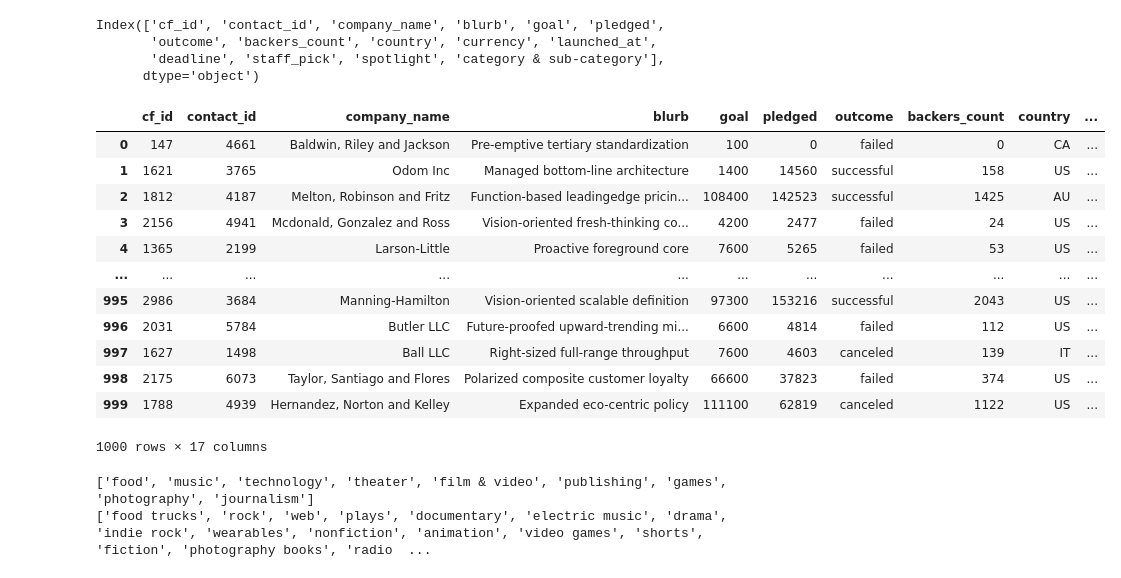
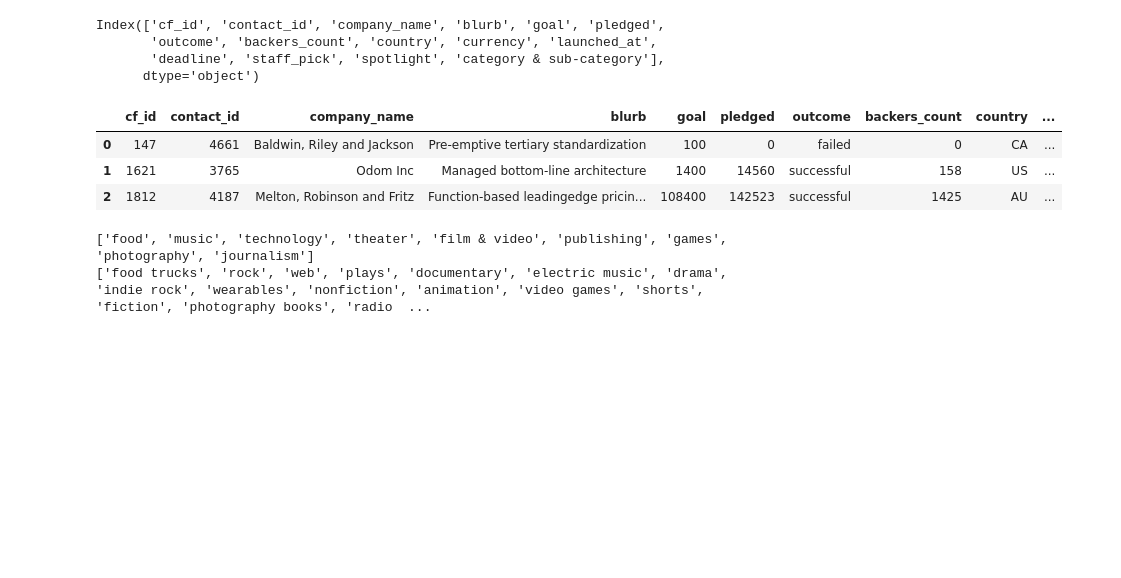
Before and after one commit to svafaeva93/Crowdfunding_ETL, a Jupyter notebook: ETL_Mini_Project_SVafaeva_TBansala.ipynb, the cells around one changed output. Drawn from its saved outputs; the diff is of its cells as text; code cells hidden in the pictures; blank space fills up the shorter version.

```diff
--- a/ETL_Mini_Project_SVafaeva_TBansala.ipynb
+++ b/ETL_Mini_Project_SVafaeva_TBansala.ipynb
@@ -64,20 +64,11 @@ Index(['cf_id', 'contact_id', 'company_name', 'blurb', 'goal', 'pledged',
 # %%
 # Assign the category and subcategory values to category and subcategory columns.
 crowdfunding_info_df[['category', 'subcategory']]=crowdfunding_info_df['category & sub-category'].str.split('/', expand=True)
-crowdfunding_info_df
+crowdfunding_info_df.head(3)
 # %% [output]
 |  | cf_id | contact_id | company_name | blurb | goal | pledged | outcome | backers_count | country | ... |
 | 0 | 147 | 4661 | Baldwin, Riley and Jackson | Pre-emptive tertiary standardization | 100 | 0 | failed | 0 | CA | ... |
 | 1 | 1621 | 3765 | Odom Inc | Managed bottom-line architecture | 1400 | 14560 | successful | 158 | US | ... |
 | 2 | 1812 | 4187 | Melton, Robinson and Fritz | Function-based leadingedge pricin... | 108400 | 142523 | successful | 1425 | AU | ... |
-| 3 | 2156 | 4941 | Mcdonald, Gonzalez and Ross | Vision-oriented fresh-thinking co... | 4200 | 2477 | failed | 24 | US | ... |
-| 4 | 1365 | 2199 | Larson-Little | Proactive foreground core | 7600 | 5265 | failed | 53 | US | ... |
-| ... | ... | ... | ... | ... | ... | ... | ... | ... | ... | ... |
-| 995 | 2986 | 3684 | Manning-Hamilton | Vision-oriented scalable definition | 97300 | 153216 | successful | 2043 | US | ... |
-| 996 | 2031 | 5784 | Butler LLC | Future-proofed upward-trending mi... | 6600 | 4814 | failed | 112 | US | ... |
-| 997 | 1627 | 1498 | Ball LLC | Right-sized full-range throughput | 7600 | 4603 | canceled | 139 | IT | ... |
-| 998 | 2175 | 6073 | Taylor, Santiago and Flores | Polarized composite customer loyalty | 66600 | 37823 | failed | 374 | US | ... |
-| 999 | 1788 | 4939 | Hernandez, Norton and Kelley | Expanded eco-centric policy | 111100 | 62819 | canceled | 1122 | US | ... |
-1000 rows × 17 columns
 # %%
 # Get the unique categories and subcategories in separate lists.
```
Also changed, not shown: parts of 20 cells of this notebook, 2 other files.
